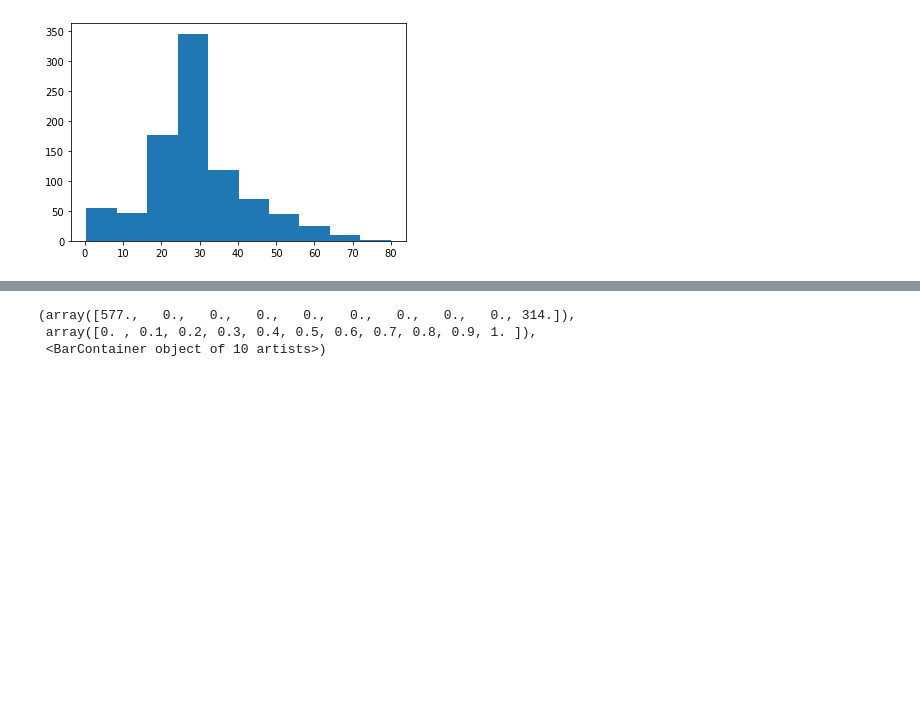
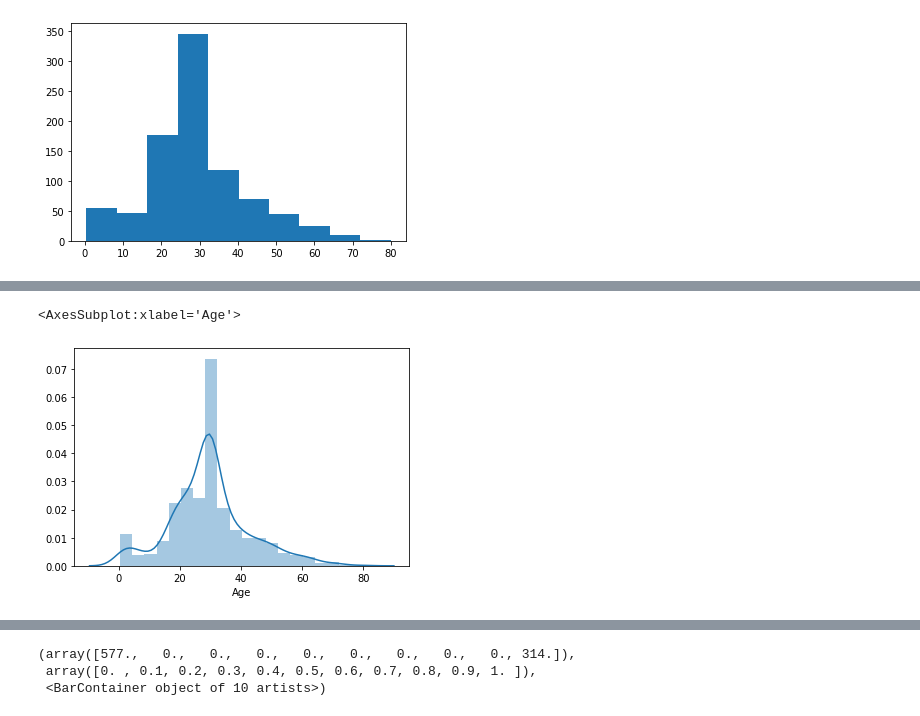
Before and after one commit to tasozgurcem11/titanic-survival-prediction, a Jupyter notebook: titanic.ipynb, the cells around one changed output, grey strips where cells are left out. Cells and saved outputs as stored; diff of their text form; code cells hidden in the pictures; blank space fills up the shorter version.

```diff
--- a/titanic.ipynb
+++ b/titanic.ipynb
@@ -100,0 +106,5 @@ plt.hist(ages)
+# %%
+sns.distplot(ages, bins=20)
+# %% [output]
+<AxesSubplot:xlabel='Age'>
+[figure, added]
```
Also changed, not shown: parts of 8 cells of this notebook.
